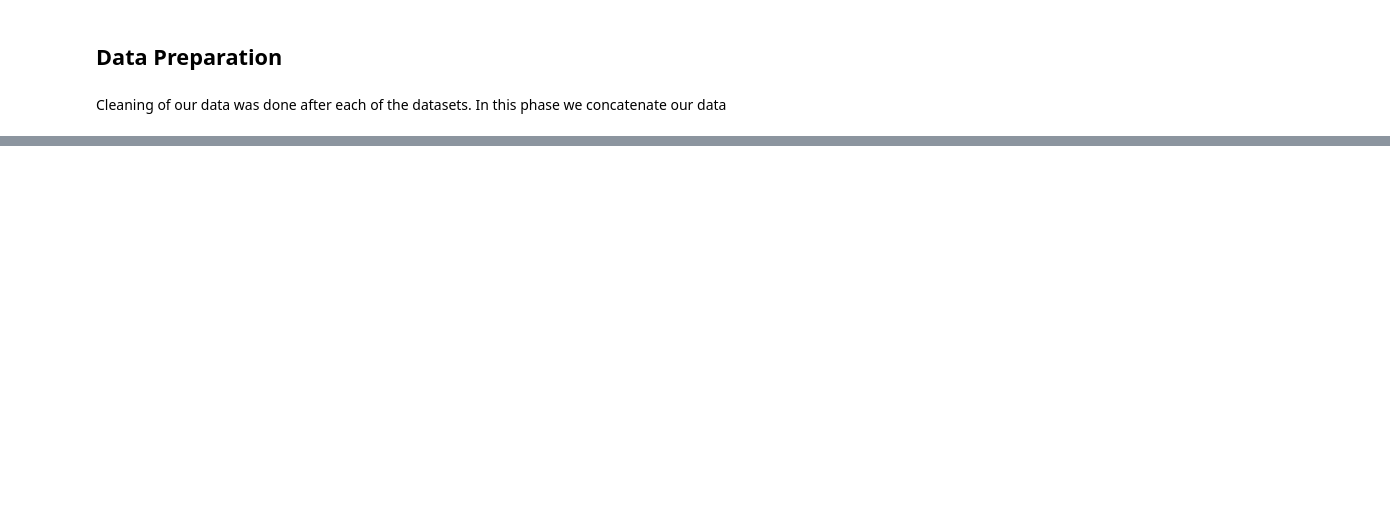
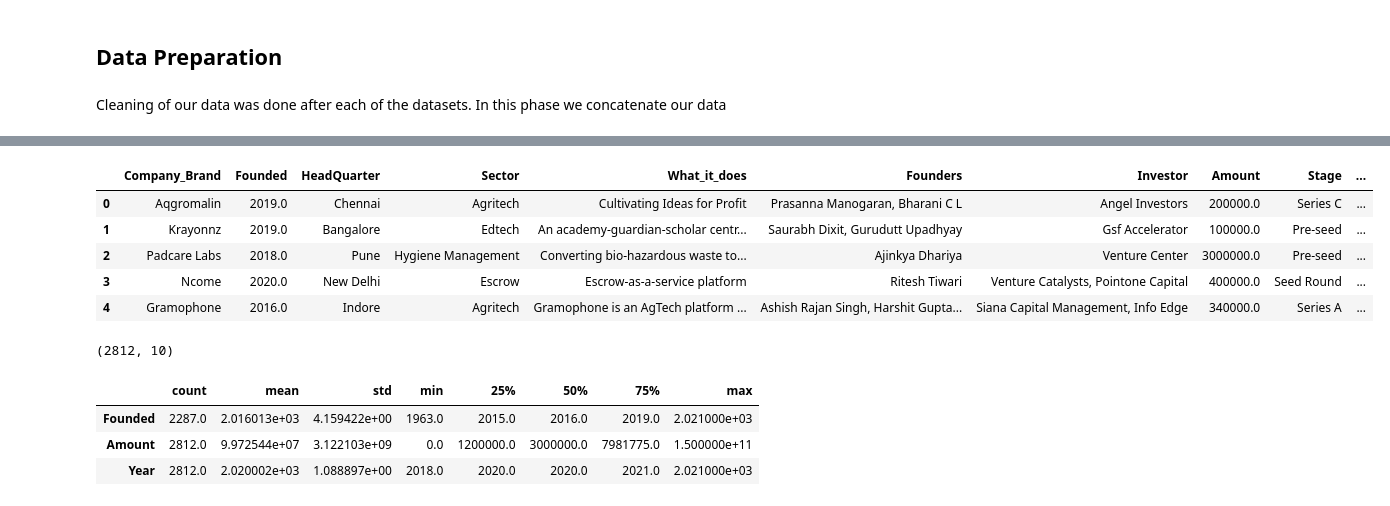
Before and after one commit to Njuraita/LP1-Indian-Startup-Ecosystem, a Jupyter notebook: Notebooks/LP1.ipynb, the cells around one changed output, grey strips where cells are left out. Cells and saved outputs as stored; diff of their text form; code cells hidden in the pictures; blank space fills up the shorter version.

Commit message:
Concat all the 4 recleaned datasets

```diff
--- a/Notebooks/LP1.ipynb
+++ b/Notebooks/LP1.ipynb
@@ -1346,0 +1870,17 @@ data4['Round/Series'] = data4['Round/Series'].astype('category')
+# %%
+# Handling Company_Brand Column
+
+# Convert all entries to title case
+data4['Company_Brand'] = data4['Company_Brand'].str.title()
+# %%
+# Handling Stage Column
+
+# Convert all Misfits and Undisclosed to series A
+data4['Stage'].replace('https://docs.google.com/spreadsheets/d/1x9ziNeaz6auNChIHnMI8U6kS7knTr3byy_YBGfQaoUA/edit#gid=1861303593','Undisclosed', inplace=True)
+data4['Stage'].replace('Undisclosed', 'Series A' or 'Seed' or 'Angel' or 'Series B' or'Pre-Seed' or
+       'Private Equity' , inplace=True)
+
+# Convert 'Stage' to a Category
+data4['Stage'] = data4['Stage'].astype('category')
+
+data4['Stage']
@@ -1346,0 +1975,23 @@ data4['Round/Series'] = data4['Round/Series'].astype('category')
+# %%
+# Handling the Amount Column
+
+# Convert every '₹' to '$' using the 2018 exchange rate for Indian rupee to Dollar
+
+def convert_currency(Amount, currency):
+    if currency == '₹':
+        return Amount * 0.013  # Assuming an exchange rate of 1 INR = 0.013 USD
+    return Amount
+
+#  Remove any non numerics such as ',' and '$'
+data4['Amount'] = data4['Amount'].replace({'\$': '', ',': ''}, regex=True)
+
+# Fill every  '—' with '0'
+data4['Amount'] = data4['Amount'].replace('—', '')
+
+# Convert Amount to Float
+data4['Amount'] = pd.to_numeric(data4['Amount'], errors='coerce')
+
+# Fill missing values with median
+data4['Amount'] = data4['Amount'].fillna(data4['Amount'].median())
+
+data4['Amount']
@@ -1432,0 +2044,23 @@ ValueError: Length mismatch: Expected axis has 10 elements, new values have 6 el
+# %%
+# Combine DataFrames
+df_combined = pd.concat([data, data2, data3, data4], ignore_index=True)
+
+df_combined.head()
+# %% [output]
+|  | Company_Brand | Founded | HeadQuarter | Sector | What_it_does | Founders | Investor | Amount | Stage | ... |
+| 0 | Aqgromalin | 2019.0 | Chennai | Agritech | Cultivating Ideas for Profit | Prasanna Manogaran, Bharani C L | Angel Investors | 200000.0 | Series C | ... |
+| 1 | Krayonnz | 2019.0 | Bangalore | Edtech | An academy-guardian-scholar centr... | Saurabh Dixit, Gurudutt Upadhyay | Gsf Accelerator | 100000.0 | Pre-seed | ... |
+| 2 | Padcare Labs | 2018.0 | Pune | Hygiene Management | Converting bio-hazardous waste to... | Ajinkya Dhariya | Venture Center | 3000000.0 | Pre-seed | ... |
+| 3 | Ncome | 2020.0 | New Delhi | Escrow | Escrow-as-a-service platform | Ritesh Tiwari | Venture Catalysts, Pointone Capital | 400000.0 | Seed Round | ... |
+| 4 | Gramophone | 2016.0 | Indore | Agritech | Gramophone is an AgTech platform ... | Ashish Rajan Singh, Harshit Gupta... | Siana Capital Management, Info Edge | 340000.0 | Series A | ... |
+# %%
+df_combined.shape
+# %% [output]
+(2812, 10)
+# %%
+df_combined.describe().T
+# %% [output]
+|  | count | mean | std | min | 25% | 50% | 75% | max |
+| Founded | 2287.0 | 2.016013e+03 | 4.159422e+00 | 1963.0 | 2015.0 | 2016.0 | 2019.0 | 2.021000e+03 |
+| Amount | 2812.0 | 9.972544e+07 | 3.122103e+09 | 0.0 | 1200000.0 | 3000000.0 | 7981775.0 | 1.500000e+11 |
+| Year | 2812.0 | 2.020002e+03 | 1.088897e+00 | 2018.0 | 2020.0 | 2020.0 | 2021.0 | 2.021000e+03 |
```
Also changed, not shown: parts of 84 cells of this notebook.
